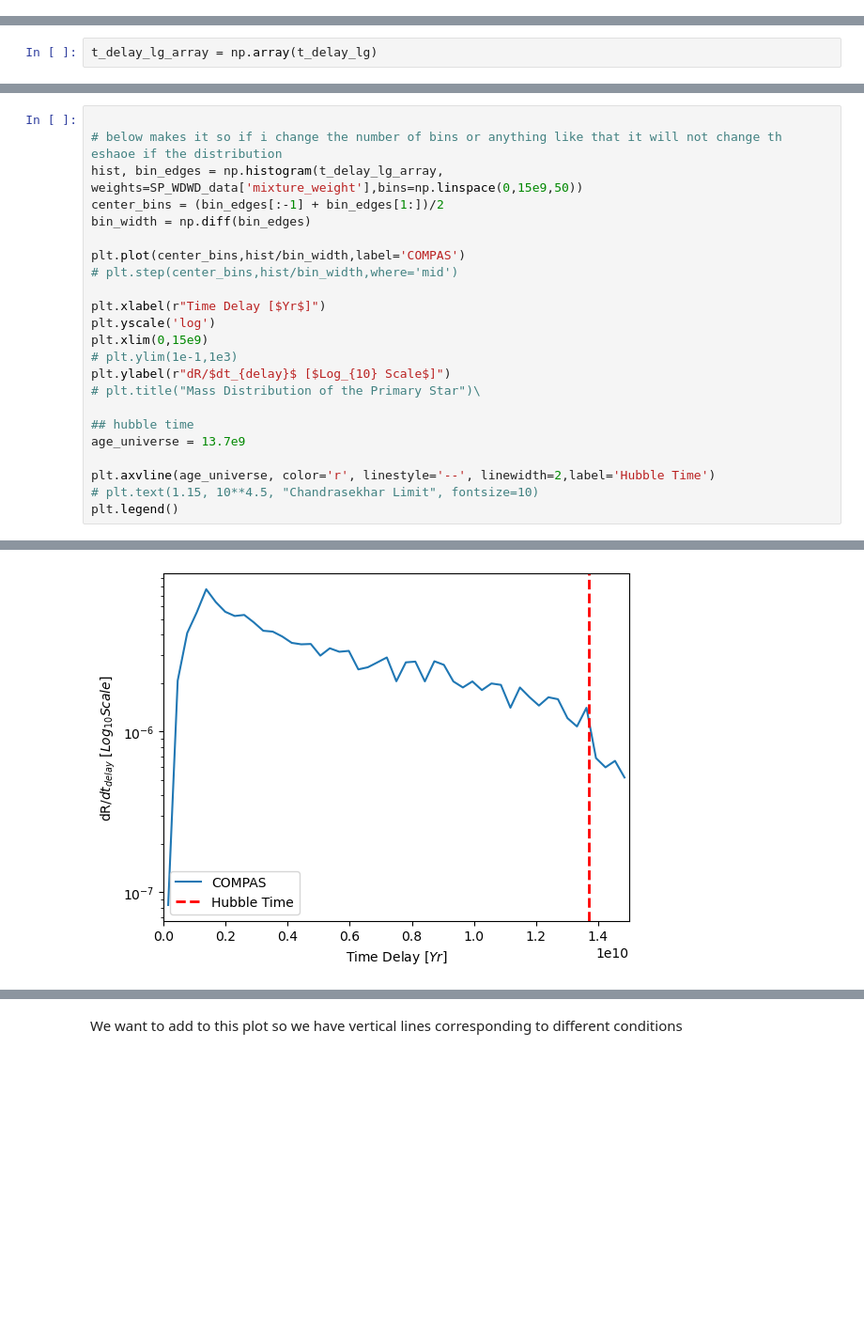
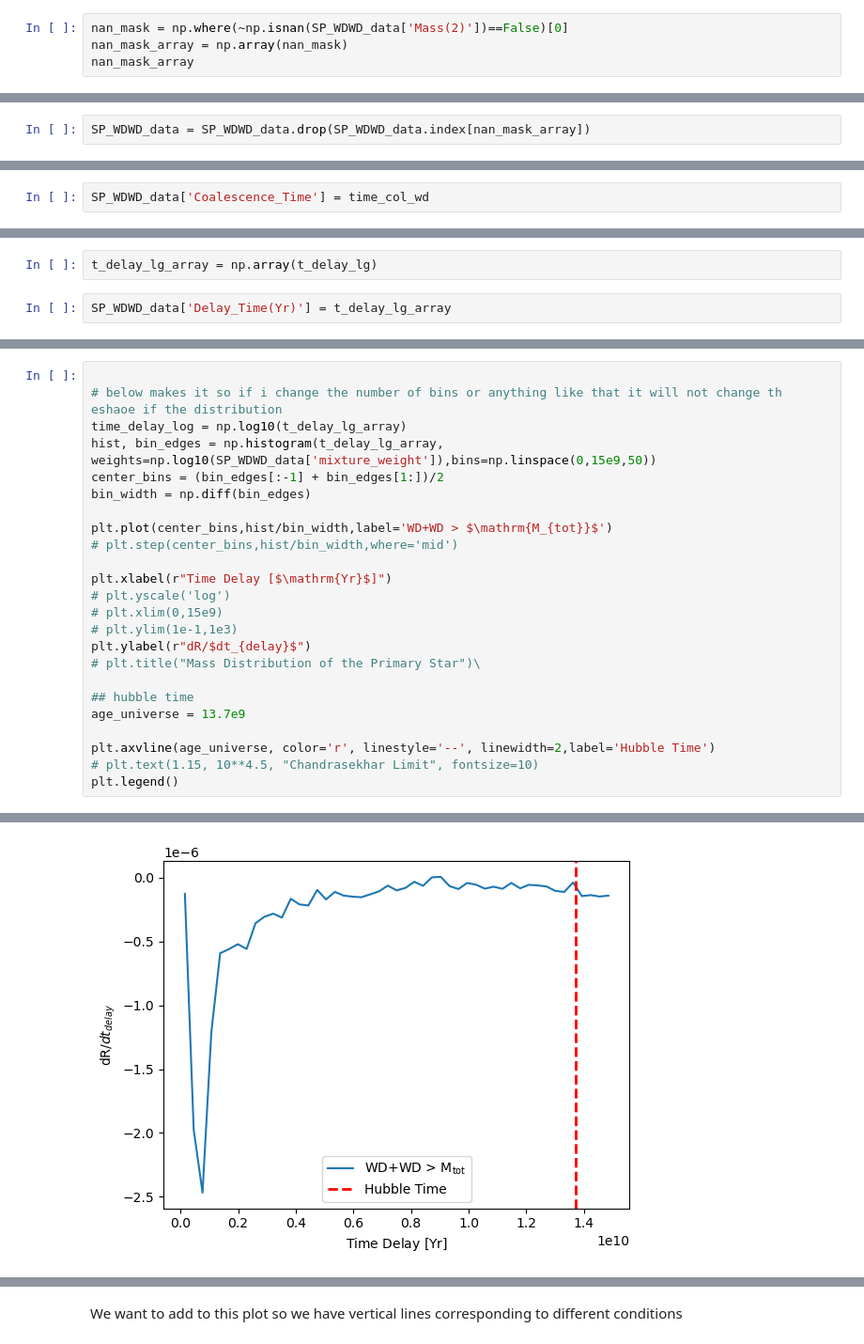
Before and after one commit to melanie-santiago26/research_work, a Jupyter notebook: WD_WD_postprocessing.ipynb, the cells around one changed output, grey strips where cells are left out. Shown at 94% size. Cells and saved outputs as stored; diff of their text form; blank space fills up the shorter version.

```diff
--- a/WD_WD_postprocessing.ipynb
+++ b/WD_WD_postprocessing.ipynb
@@ -51,0 +55,4 @@ display(SP_WDWD_data)
+# %%
+nan_mask = np.where(~np.isnan(SP_WDWD_data['Mass(2)'])==False)[0]
+nan_mask_array = np.array(nan_mask)
+nan_mask_array
@@ -51,0 +87,2 @@ display(SP_WDWD_data)
+# %%
+SP_WDWD_data = SP_WDWD_data.drop(SP_WDWD_data.index[nan_mask_array])
@@ -123,5 +209,7 @@ See the caveats in the documentation: https://pandas.pydata.org/pandas-docs/stab
 # %%
 time_col_wd = useful_fncs.tgw((SP_WDWD_data['SemiMajorAxis'].values),(SP_WDWD_data['Eccentricity']),(SP_WDWD_data['M_moremass'].values),(SP_WDWD_data['M_lessmass'].values),Data_weights,'BSE_System_Parameters','SemiMajorAxis')
+# %%
+SP_WDWD_data['Coalescence_Time'] = time_col_wd
 # %%
 # let's convert the columns of the data frame into numpy arrays to be able to do operations with them
 time_lg = np.array(SP_WDWD_data['Time'])*1e6
@@ -135,3 +223,5 @@ for binaries_lg in range(SP_WDWD_data.shape[0]):
     t_delay_lg.append(delay_lg)
 # %%
 t_delay_lg_array = np.array(t_delay_lg)
+# %%
+SP_WDWD_data['Delay_Time(Yr)'] = t_delay_lg_array
@@ -142,29 +260,30 @@ array([     8,     17,     25, ..., 842291, 842328, 842381])
 # %%
 
 # below makes it so if i change the number of bins or anything like that it will not change th eshaoe if the distribution
-hist, bin_edges = np.histogram(t_delay_lg_array, weights=SP_WDWD_data['mixture_weight'],bins=np.linspace(0,15e9,50))
+time_delay_log = np.log10(t_delay_lg_array)
+hist, bin_edges = np.histogram(t_delay_lg_array, weights=np.log10(SP_WDWD_data['mixture_weight']),bins=np.linspace(0,15e9,50))
 center_bins = (bin_edges[:-1] + bin_edges[1:])/2
 bin_width = np.diff(bin_edges)
 
-plt.plot(center_bins,hist/bin_width,label='COMPAS')
+plt.plot(center_bins,hist/bin_width,label='WD+WD > $\mathrm{M_{tot}}$')
 # plt.step(center_bins,hist/bin_width,where='mid')
 
-plt.xlabel(r"Time Delay [$Yr$]")
-plt.yscale('log')
-plt.xlim(0,15e9)
+plt.xlabel(r"Time Delay [$\mathrm{Yr}$]")
+# plt.yscale('log')
+# plt.xlim(0,15e9)
 # plt.ylim(1e-1,1e3)
-plt.ylabel(r"dR/$dt_{delay}$ [$Log_{10} Scale$]")
+plt.ylabel(r"dR/$dt_{delay}$")
 # plt.title("Mass Distribution of the Primary Star")\
 
 ## hubble time
 age_universe = 13.7e9
 
 plt.axvline(age_universe, color='r', linestyle='--', linewidth=2,label='Hubble Time')
 # plt.text(1.15, 10**4.5, "Chandrasekhar Limit", fontsize=10)
 plt.legend()
 # %% [output]
 <matplotlib.legend.Legend at 0x...>
-[figure, old version]
+[figure, new version]
 # %%
 
 # below makes it so if i change the number of bins or anything like that it will not change th eshaoe if the distribution
```
Also changed, not shown: parts of 40 cells of this notebook, 1 other file.
